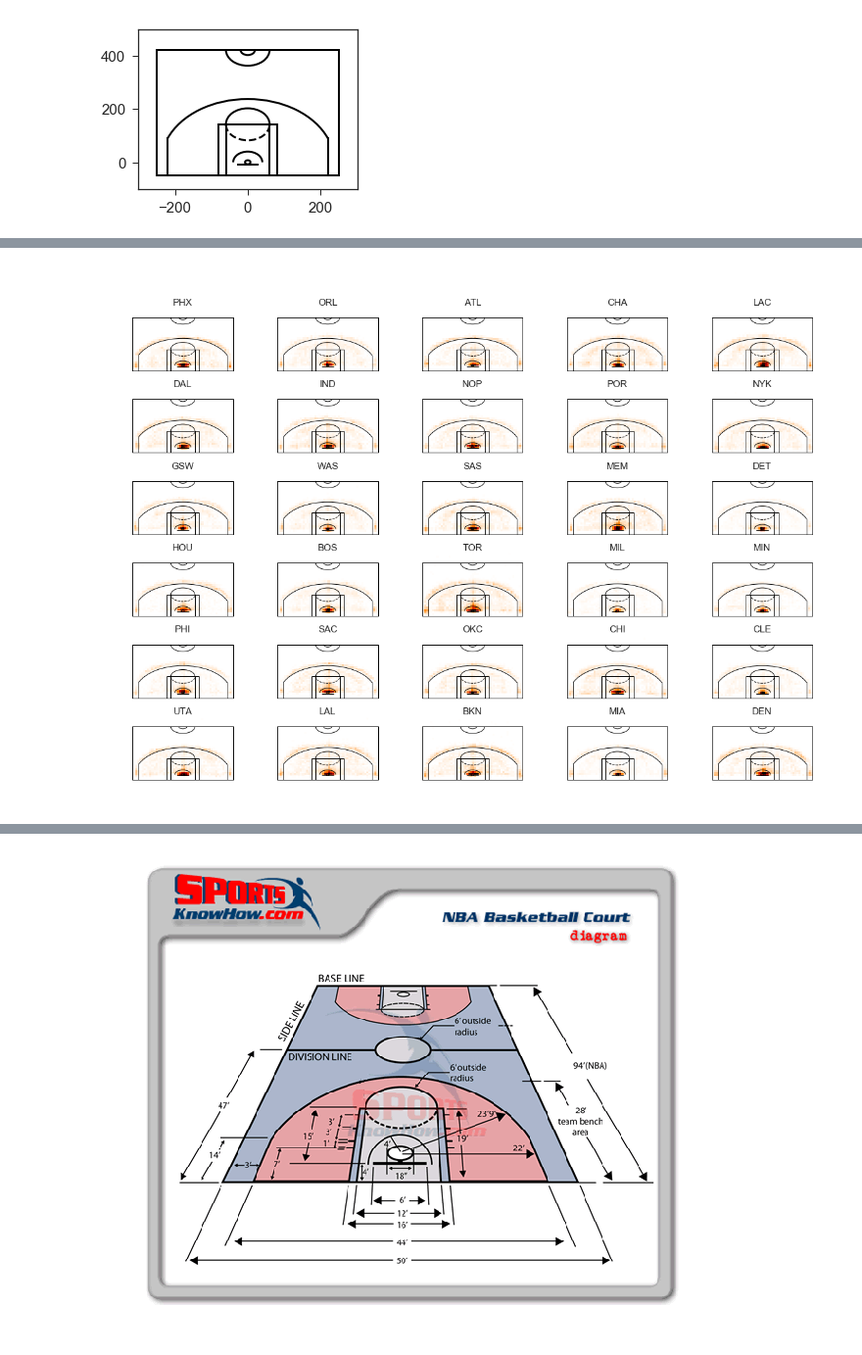
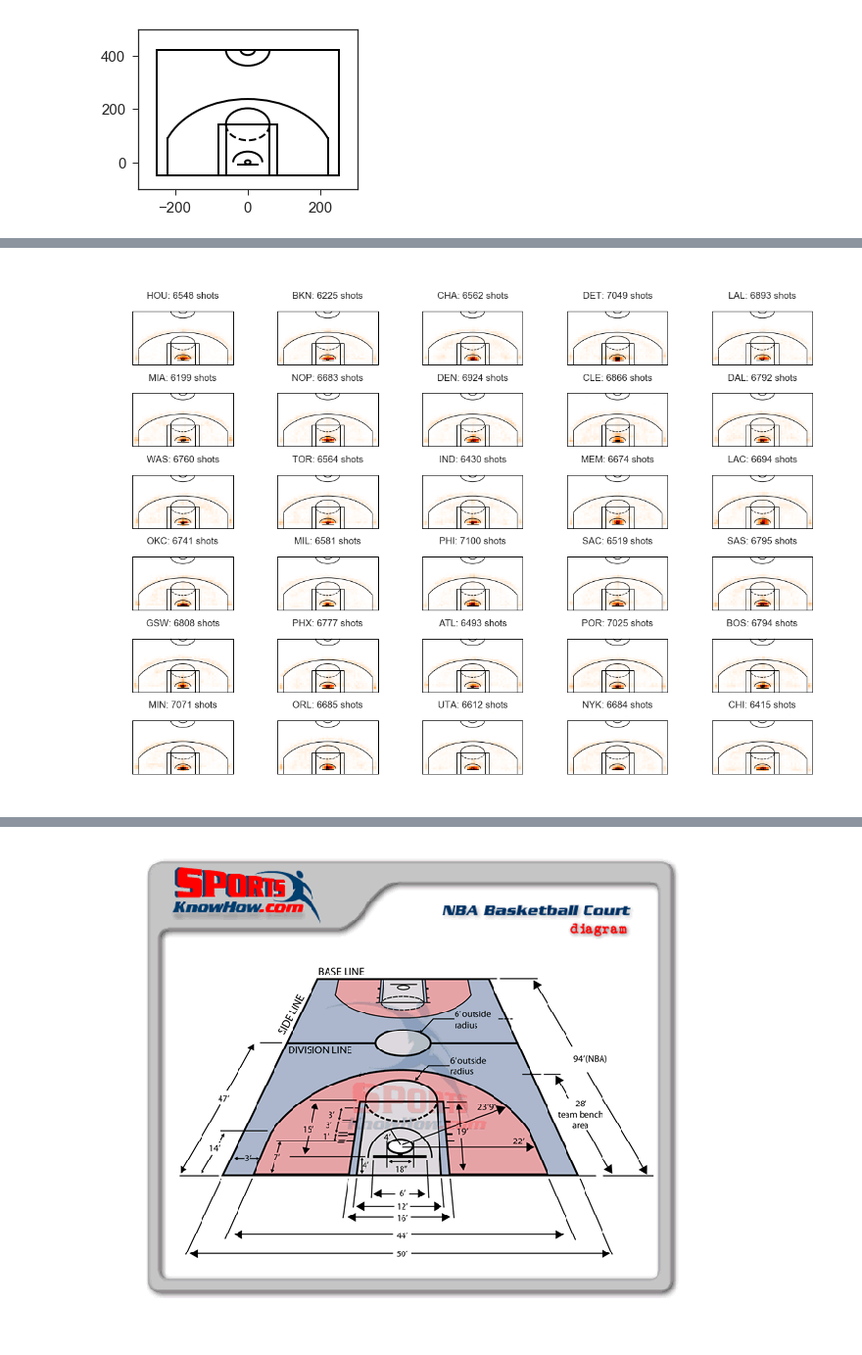
Before and after one commit to geoffpoon/nba_shot_chart, a Jupyter notebook: scripts/init_EDA.ipynb, the cells around one changed output, grey strips where cells are left out. Shown at 98% size. Drawn from its saved outputs; the diff is of its cells as text; code cells hidden in the pictures.

```diff
--- a/scripts/init_EDA.ipynb
+++ b/scripts/init_EDA.ipynb
@@ -156,17 +98,17 @@ plt.show()
 # %%
 plt.figure(figsize=(20,14))
 for i, team_abbrev in enumerate(set(df.TEAM_ABBREV)):
     plt.subplot(6, 5, i+1)
     plot_court.draw_court(outer_lines=True, lw=1.)
 
     temp = df[df.TEAM_ABBREV == team_abbrev]
-    plt.hist2d(temp.LOC_X, temp.LOC_Y, bins=[50,47], cmap=plt.cm.gist_heat_r)
+    plt.hist2d(temp.LOC_X, temp.LOC_Y, bins=[50,47], cmap=plt.cm.gist_heat_r, vmax=500)
 
     plt.xlim(-300,300)
     plt.ylim(-100,500)
-    plt.title('%s'%(team_abbrev), fontsize=15)
+    plt.title('%s: %d shots'%(team_abbrev, len(temp)), fontsize=15)
     plt.axis('off')
 plt.show()
 # %% [output]
-[figure, old version]
+[figure, new version]
 # %%
```
Also changed, not shown: parts of 21 cells of this notebook.
